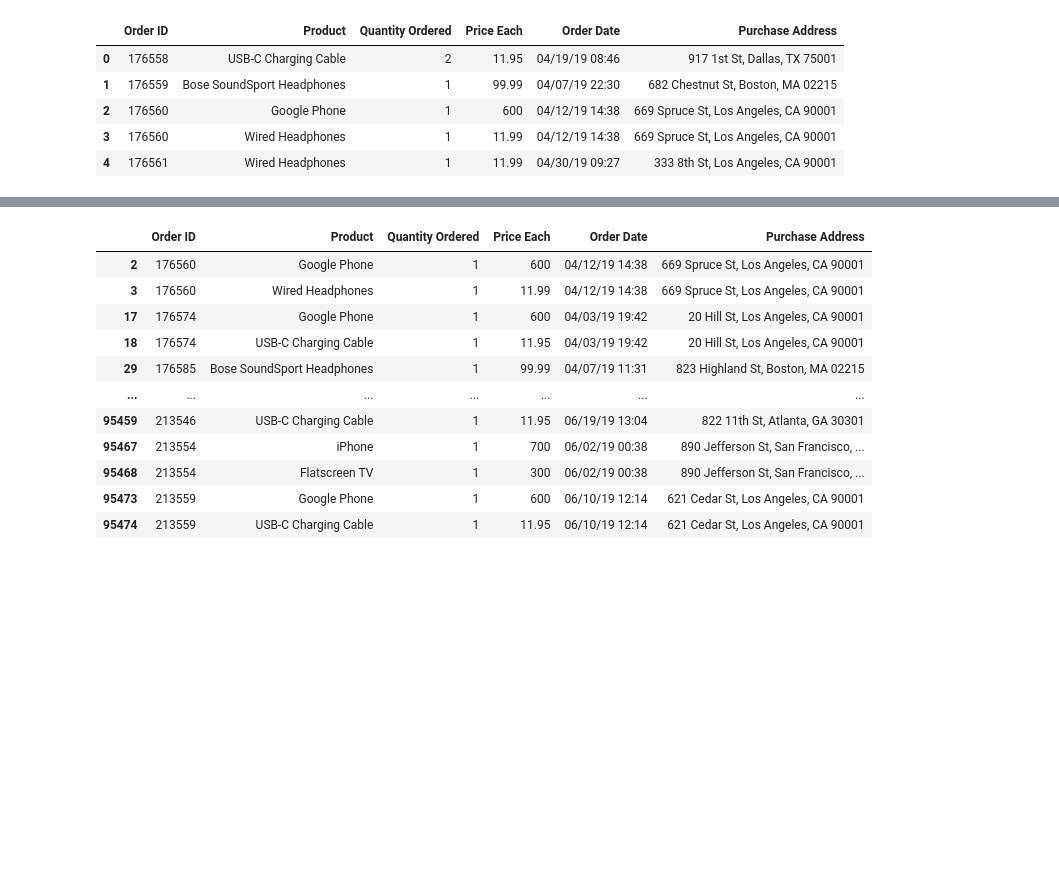
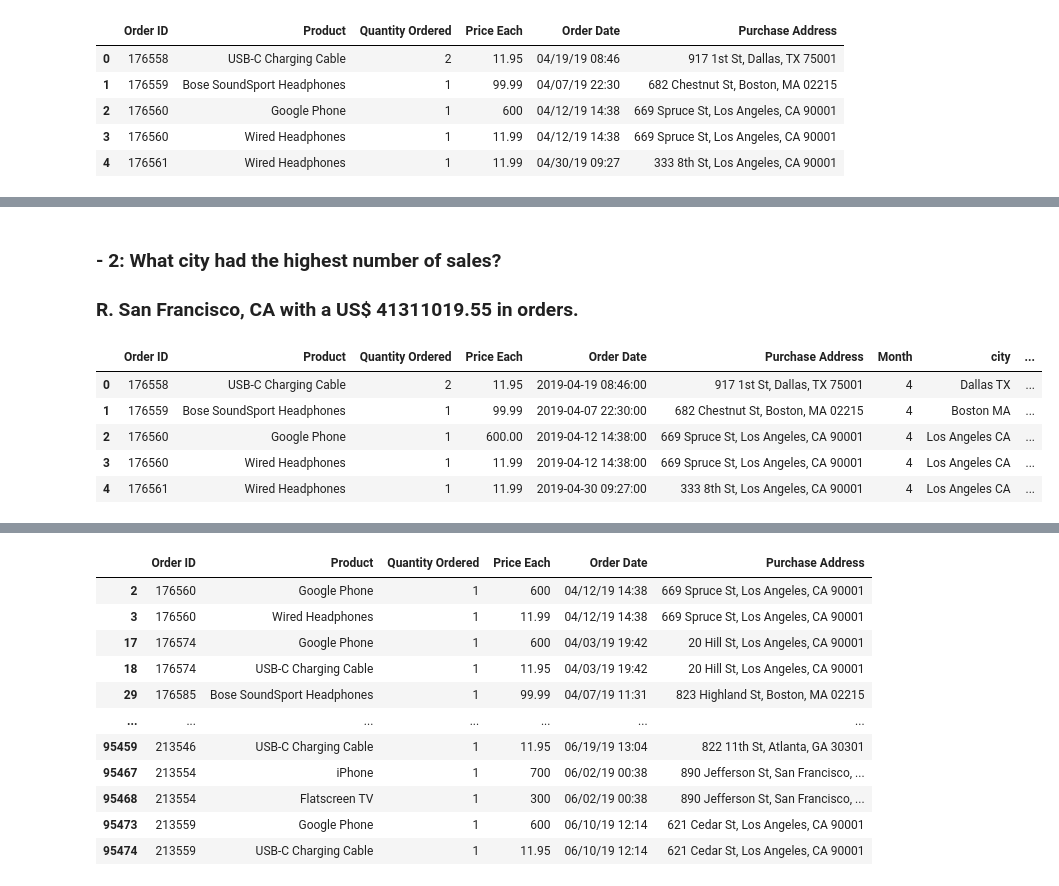
Before and after one commit to paulo-lins/Sales-Analysis, a Jupyter notebook: sale_analysis.ipynb, the cells around one changed output, grey strips where cells are left out. Saved outputs shown, nothing was run; the diff lists cells and outputs as text; code cells hidden in the pictures; blank space fills up the shorter version.

```diff
--- a/sale_analysis.ipynb
+++ b/sale_analysis.ipynb
@@ -18,0 +82,4 @@ df.head()
+# %%
+# create a Month column
+all_data['Month'] = all_data['Order Date'].str[0:2]
+all_data.head()
@@ -18,0 +95,2 @@ df.head()
+# %%
+all_data = all_data[all_data['Order Date'].str[0:2] != 'Or']
@@ -18,0 +99,6 @@ df.head()
+# %%
+# here we hace "Unable to parse string "Or" at position 517"
+all_data['Month'] = pd.to_numeric(all_data['Month']) #to numerical
+all_data['Order Date'] = pd.to_datetime(all_data['Order Date'])# make datetime
+all_data['Quantity Ordered'] = pd.to_numeric(all_data['Quantity Ordered']) #make int
+all_data['Price Each'] = all_data['Price Each'].astype('float64') #make float
@@ -18,0 +110,3 @@ df.head()
+# %%
+all_data['Sales'] =  all_data['Quantity Ordered'] * all_data['Price Each']
+all_data.groupby('Month').sum()
@@ -18,0 +128,16 @@ df.head()
+# %% [markdown]
+### **- 2: What city had the highest number of sales?**
+### R. San Francisco, CA with a US$ 41311019.55 in orders.
+# %%
+# Add a city column
+# let´s use apply
+
+all_data['city'] = all_data['Purchase Address'].apply(lambda x: x.split(',')[1] + x.split(',')[2][0:3])
+all_data.head()
+# %% [output]
+|  | Order ID | Product | Quantity Ordered | Price Each | Order Date | Purchase Address | Month | city | ... |
+| 0 | 176558 | USB-C Charging Cable | 2 | 11.95 | 2019-04-19 08:46:00 | 917 1st St, Dallas, TX 75001 | 4 | Dallas TX | ... |
+| 1 | 176559 | Bose SoundSport Headphones | 1 | 99.99 | 2019-04-07 22:30:00 | 682 Chestnut St, Boston, MA 02215 | 4 | Boston MA | ... |
+| 2 | 176560 | Google Phone | 1 | 600.00 | 2019-04-12 14:38:00 | 669 Spruce St, Los Angeles, CA 90001 | 4 | Los Angeles CA | ... |
+| 3 | 176560 | Wired Headphones | 1 | 11.99 | 2019-04-12 14:38:00 | 669 Spruce St, Los Angeles, CA 90001 | 4 | Los Angeles CA | ... |
+| 4 | 176561 | Wired Headphones | 1 | 11.99 | 2019-04-30 09:27:00 | 333 8th St, Los Angeles, CA 90001 | 4 | Los Angeles CA | ... |
```
Also changed, not shown: parts of 26 cells of this notebook.
